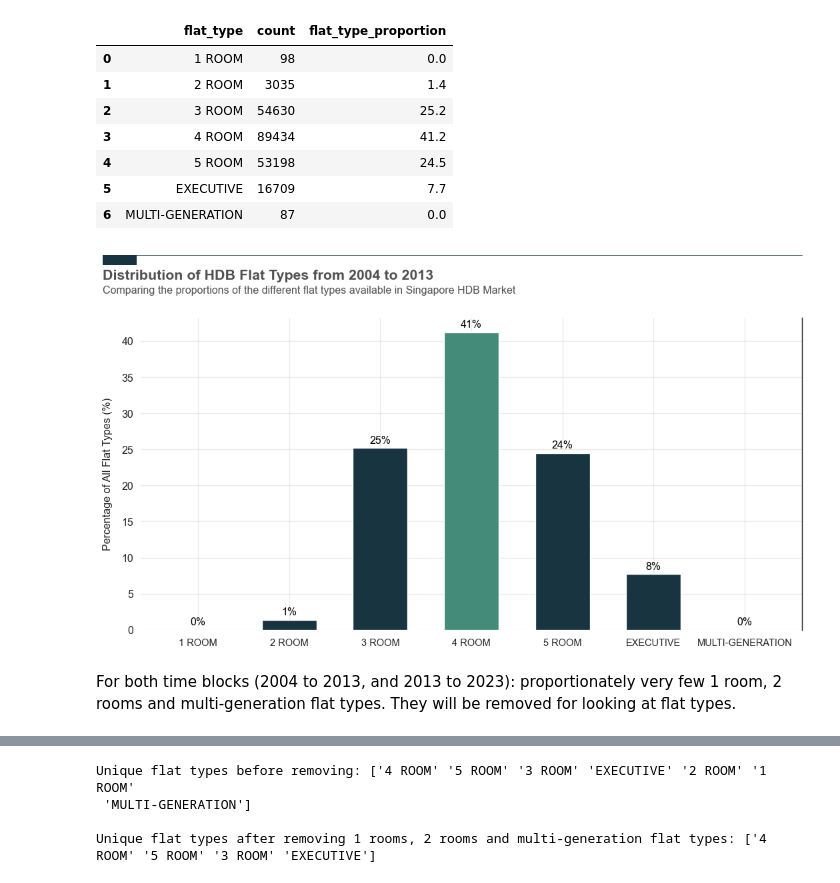
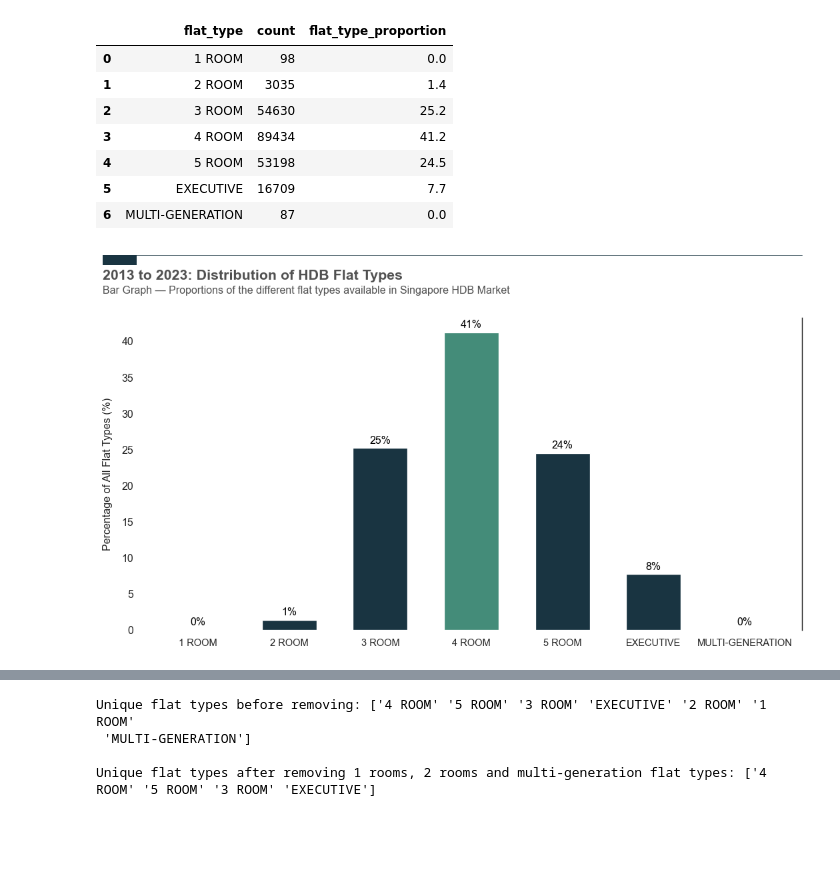
Before and after one commit to raychng/bt4222-project, a Jupyter notebook: (NEW) EDA 2013 to 2023.ipynb, the cells around one changed output, grey strips where cells are left out. Drawn from its saved outputs; the diff is of its cells as text; code cells hidden in the pictures; blank space fills up the shorter version.

```diff
--- a/(NEW) EDA 2013 to 2023.ipynb
+++ b/(NEW) EDA 2013 to 2023.ipynb
@@ -144,9 +167,9 @@ Unique Flat Types from 2004 to 2013:
 # %%
-flat_count_04_13 = hdb_price_df_13_23.groupby(['flat_type']).size().reset_index()
-flat_count_04_13.rename(columns={0: 'count'}, inplace=True)
-flat_count_04_13['flat_type_proportion'] = (flat_count_04_13['count']/flat_count_04_13['count'].sum())*100
-flat_count_04_13['flat_type_proportion'] = flat_count_04_13['flat_type_proportion'].round(1)
-flat_count_04_13
+flat_count_13_23 = hdb_price_df_13_23.groupby(['flat_type']).size().reset_index()
+flat_count_13_23.rename(columns={0: 'count'}, inplace=True)
+flat_count_13_23['flat_type_proportion'] = (flat_count_13_23['count']/flat_count_13_23['count'].sum())*100
+flat_count_13_23['flat_type_proportion'] = flat_count_13_23['flat_type_proportion'].round(1)
+flat_count_13_23
 # %% [output]
 |  | flat_type | count | flat_type_proportion |
 | 0 | 1 ROOM | 98 | 0.0 |
@@ -159,60 +182,54 @@ flat_count_04_13
 # %%
 fig, ax = plt.subplots(figsize=(13.33, 7.5), dpi=96)
 
-flat_type_proportion_highest = flat_count_04_13['flat_type_proportion'].max()
-colors=['#193441']*len(flat_count_04_13)
-for index, row in flat_count_04_13.iterrows():
+# Grid
+# ax.grid(which="major", axis='x', color='#DAD8D7', alpha=0.5, zorder=1)
+#ax.grid(which="major", axis='y', color='#DAD8D7', alpha=0.5, zorder=1)
+
+# Set colors for bar graph
+flat_type_proportion_highest = flat_count_13_23['flat_type_proportion'].max()
+colors=['#193441']*len(flat_count_13_23)
+for index, row in flat_count_13_23.iterrows():
     if row['flat_type_proportion'] == flat_type_proportion_highest:
         colors[index] = '#448c79'
     else:
         colors[index] = '#193441'
 
 # Plot bars
-bar1 = ax.bar(flat_count_04_13['flat_type'], flat_count_04_13['flat_type_proportion'], width=0.6, color=colors)
-# Grid
-ax.grid(which="major", axis='x', color='#DAD8D7', alpha=0.5, zorder=1)
-ax.grid(which="major", axis='y', color='#DAD8D7', alpha=0.5, zorder=1)
+bar1 = ax.bar(flat_count_13_23['flat_type'], flat_count_13_23['flat_type_proportion'], width=0.6, color=colors)
 
 # Label x-axis and x ticks
 ax.set_xlabel('', fontsize=12, labelpad=10) # No need for an axis label
 ax.xaxis.set_label_position("bottom")
-# ax.xaxis.set_major_formatter(lambda s, i : f'{s:,.0f}')
-# ax.xaxis.set_major_locator(MaxNLocator(integer=True))
-# ax.xaxis.set_tick_params(pad=2, labelbottom=True, bottom=True, labelsize=12, labelrotation=0)
-# labels = ['Jan', 'Feb', 'Mar', 'Apr', 'May', 'Jun', 'Jul', 'Aug', 'Sep', 'Oct', 'Nov', 'Dec']
-# ax.set_xticks(delay_by_month['Month'], labels) # Map integers numbers from the series to labels list
 
 # Reformat y-axis
 ax.set_ylabel('Percentage of All Flat Types (%)', fontsize=12, labelpad=10)
 ax.yaxis.set_label_position("left")
 ax.yaxis.set_major_formatter(lambda s, i : f'{s:,.0f}')
 ax.yaxis.set_major_locator(MaxNLocator(integer=True))
 ax.yaxis.set_tick_params(pad=2, labeltop=False, labelbottom=True, bottom=False, labelsize=12)
 
 # Add label on top of each bar
-ax.bar_label(bar1, labels=[f'{e:,.0f}%' for e in flat_count_04_13['flat_type_proportion']], padding=3, color='black', fontsize=12)
+ax.bar_label(bar1, labels=[f'{e:,.0f}%' for e in flat_count_13_23['flat_type_proportion']], padding=3, color='black', fontsize=12)
 
-# Remove the spines
+# Remove  spines
 ax.spines[['top','left','bottom']].set_visible(False)
 
-# Make the left spine thicker
+# Make right spine thicker
 ax.spines['right'].set_linewidth(1.1)
 
-# Add in red line and rectangle on top
+# Add rectangle box and line (beautification purposes only)
 ax.plot([0.08, .9], [.98, .98], transform=fig.transFigure, clip_on=False, color='#193441', linewidth=.6)
 ax.add_patch(plt.Rectangle((0.08,.98), 0.04, -0.02, facecolor='#193441', transform=fig.transFigure, clip_on=False, linewidth = 0))
 
 # Add in title and subtitle
-ax.text(x=0.08, y=.93, s="Distribution of HDB Flat Types from 2004 to 2013", transform=fig.transFigure, ha='left', fontsize=16, weight='bold', alpha=.8)
-ax.text(x=0.08, y=.90, s="Comparing the proportions of the different flat types available in Singapore HDB Market", transform=fig.transFigure, ha='left', fontsize=12, alpha=.8)
+ax.text(x=0.08, y=.93, s="2013 to 2023: Distribution of HDB Flat Types", transform=fig.transFigure, ha='left', fontsize=16, weight='bold', alpha=.8)
+ax.text(x=0.08, y=.90, s="Bar Graph — Proportions of the different flat types available in Singapore HDB Market", transform=fig.transFigure, ha='left', fontsize=12, alpha=.8)
 
 # Adjust the margins around the plot area
 plt.subplots_adjust(left=None, bottom=0.2, right=None, top=0.85, wspace=None, hspace=None)
 
 # Set a white background
 fig.patch.set_facecolor('white')
 # %% [output]
-[figure, old version]
+[figure, new version]
-# %% [markdown]
-For both time blocks (2004 to 2013, and 2013 to 2023):
- proportionately very few 1 room, 2 rooms and multi-generation flat types. They will be removed for looking at flat types.
```
Also changed, not shown: parts of 144 cells of this notebook, 2 other files.
